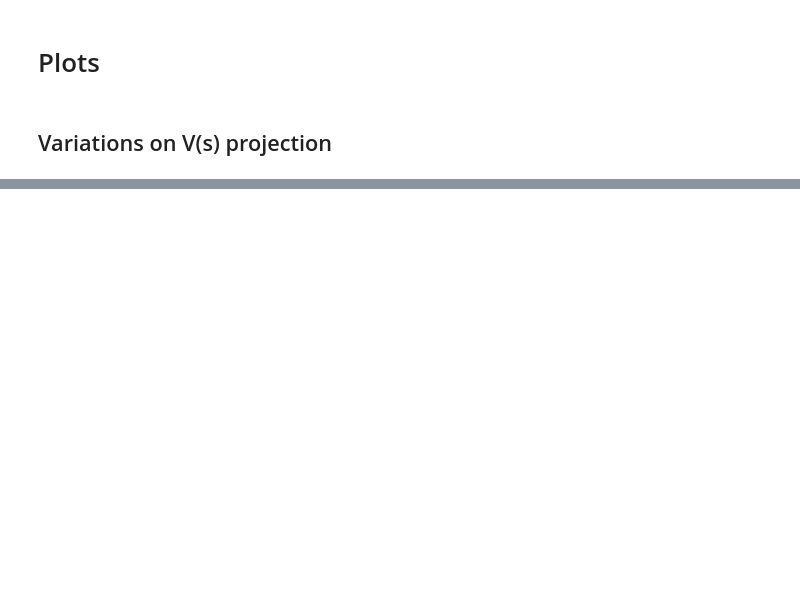
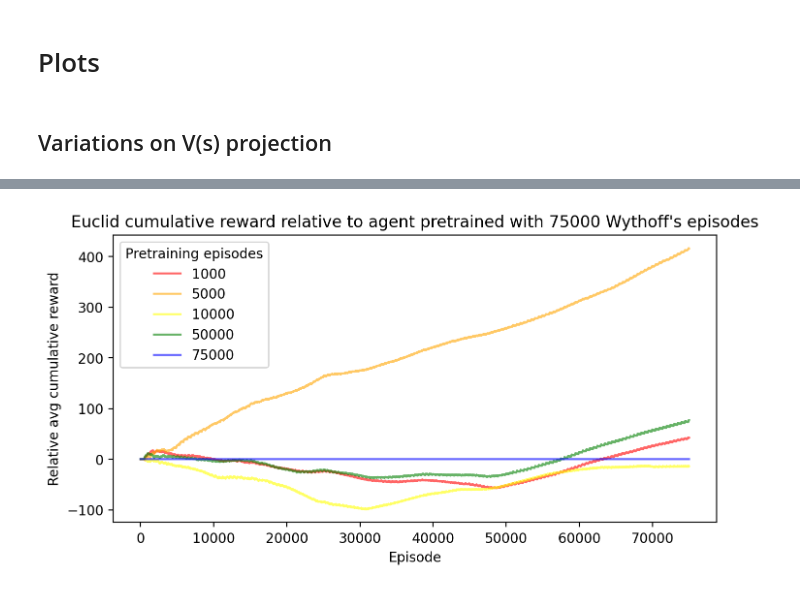
Before and after one commit to CoAxLab/azad-next-move, a Jupyter notebook: notebooks/wythoff_exp1000_50000_euc.ipynb, the cells around one changed output, grey strips where cells are left out. Cells and saved outputs as stored; diff of their text form; code cells hidden in the pictures; blank space fills up the shorter version.

```diff
--- a/notebooks/wythoff_exp1000_50000_euc.ipynb
+++ b/notebooks/wythoff_exp1000_50000_euc.ipynb
@@ -46,6 +61,9 @@ dict_keys(['file', 'episode', 'loss', 'score', 'total_reward'])
 # %%
-episode_1000, exp_1000_avg, _ = score_summary(exp_1000, key="total_reward")
-episode_28,     exp_28_avg, _ = score_summary(  exp_28, key="total_reward")
+episode_1000,  exp_1000_avg,  _ = score_summary(exp_1000,  key="total_reward")
+episode_5000,  exp_5000_avg,  _ = score_summary(exp_5000,  key="total_reward")
+episode_10000, exp_10000_avg, _ = score_summary(exp_10000, key="total_reward")
+episode_50000, exp_50000_avg, _ = score_summary(exp_50000, key="total_reward")
+episode_28,    exp_28_avg,    _ = score_summary(exp_28,    key="total_reward")
 # %% [markdown]
 # Plots
 # %% [markdown]
@@ -82,3 +109,20 @@ _ = plt.ylabel("Cumulative reward")
+# %%
+T = 5000
+plt.figure(figsize=(7, 3.5))
+plt.plot(episode_1000,   (exp_1000_avg-exp_28_avg), color="red",    alpha=0.6, label="1000")
+plt.plot(episode_5000,   (exp_5000_avg-exp_28_avg), color="orange", alpha=0.6, label="5000")
+plt.plot(episode_10000, (exp_10000_avg-exp_28_avg), color="yellow", alpha=0.6, label="10000")
+plt.plot(episode_50000, (exp_50000_avg-exp_28_avg), color="green",  alpha=0.6, label="50000")
+plt.plot(episode_28,       (exp_28_avg-exp_28_avg), color="blue",   alpha=0.6, label="75000")
+_ = plt.legend(title="Pretraining episodes")
+_ = plt.tight_layout()
+# _ = plt.xlim(0, T)
+# _ = plt.ylim(0, T)
+_ = plt.xlabel("Episode")
+_ = plt.ylabel("Relative avg cumulative reward")
+_ = plt.title("Euclid cumulative reward relative to agent pretrained with 75000 Wythoff\'s episodes")
+# %% [output]
+[figure, added]
 # %%
 plt.figure(figsize=(5, 2.5))
 
```
Also changed, not shown: parts of 8 cells of this notebook, 3 other files.
